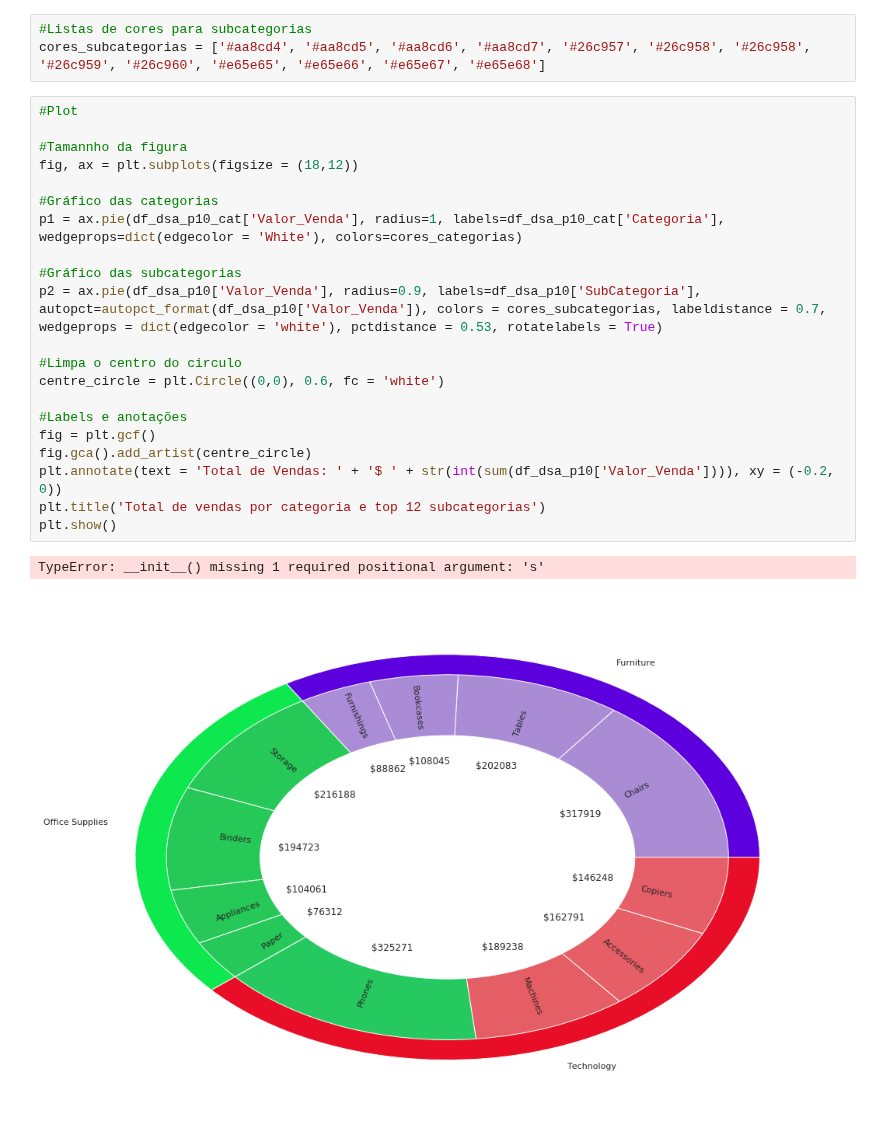
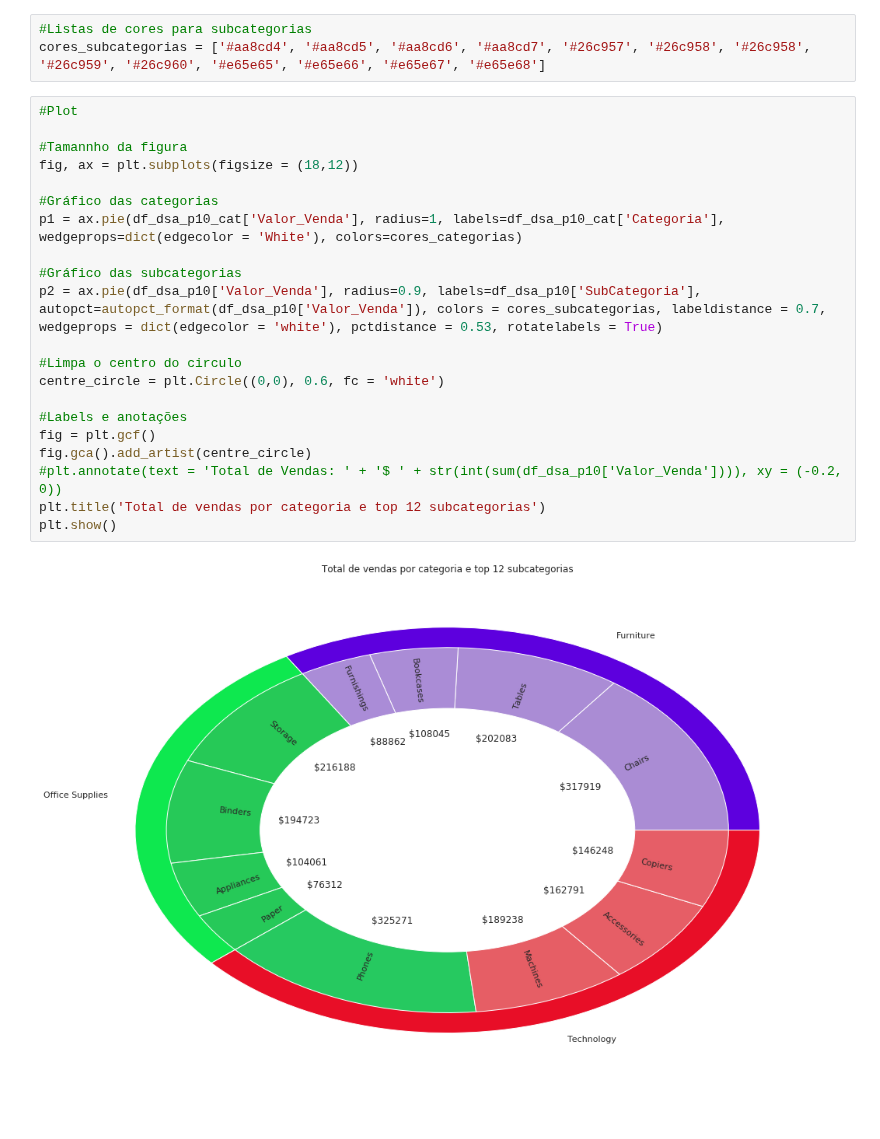
Before and after one commit to leandroclv/DSA_Python, a Jupyter notebook: SQL/projeto_2/Projeto_2.ipynb, the cells around one changed output. Saved outputs shown, nothing was run; the diff lists cells and outputs as text.

```diff
--- a/SQL/projeto_2/Projeto_2.ipynb
+++ b/SQL/projeto_2/Projeto_2.ipynb
@@ -421,24 +421,23 @@ cores_subcategorias = ['#aa8cd4', '#aa8cd5', '#aa8cd6', '#aa8cd7', '#26c957', '#
 # %%
 #Plot
 
 #Tamannho da figura
 fig, ax = plt.subplots(figsize = (18,12))
 
 #Gráfico das categorias
 p1 = ax.pie(df_dsa_p10_cat['Valor_Venda'], radius=1, labels=df_dsa_p10_cat['Categoria'], wedgeprops=dict(edgecolor = 'White'), colors=cores_categorias)
 
 #Gráfico das subcategorias
 p2 = ax.pie(df_dsa_p10['Valor_Venda'], radius=0.9, labels=df_dsa_p10['SubCategoria'], autopct=autopct_format(df_dsa_p10['Valor_Venda']), colors = cores_subcategorias, labeldistance = 0.7, wedgeprops = dict(edgecolor = 'white'), pctdistance = 0.53, rotatelabels = True)
 
 #Limpa o centro do circulo
 centre_circle = plt.Circle((0,0), 0.6, fc = 'white')
 
 #Labels e anotações
 fig = plt.gcf()
 fig.gca().add_artist(centre_circle)
-plt.annotate(text = 'Total de Vendas: ' + '$ ' + str(int(sum(df_dsa_p10['Valor_Venda']))), xy = (-0.2, 0))
+#plt.annotate(text = 'Total de Vendas: ' + '$ ' + str(int(sum(df_dsa_p10['Valor_Venda']))), xy = (-0.2, 0))
 plt.title('Total de vendas por categoria e top 12 subcategorias')
 plt.show()
 # %% [output]
-TypeError: __init__() missing 1 required positional argument: 's'
-[figure, old version]
+[figure, new version]
```
Also changed, not shown: parts of 3 cells of this notebook.
